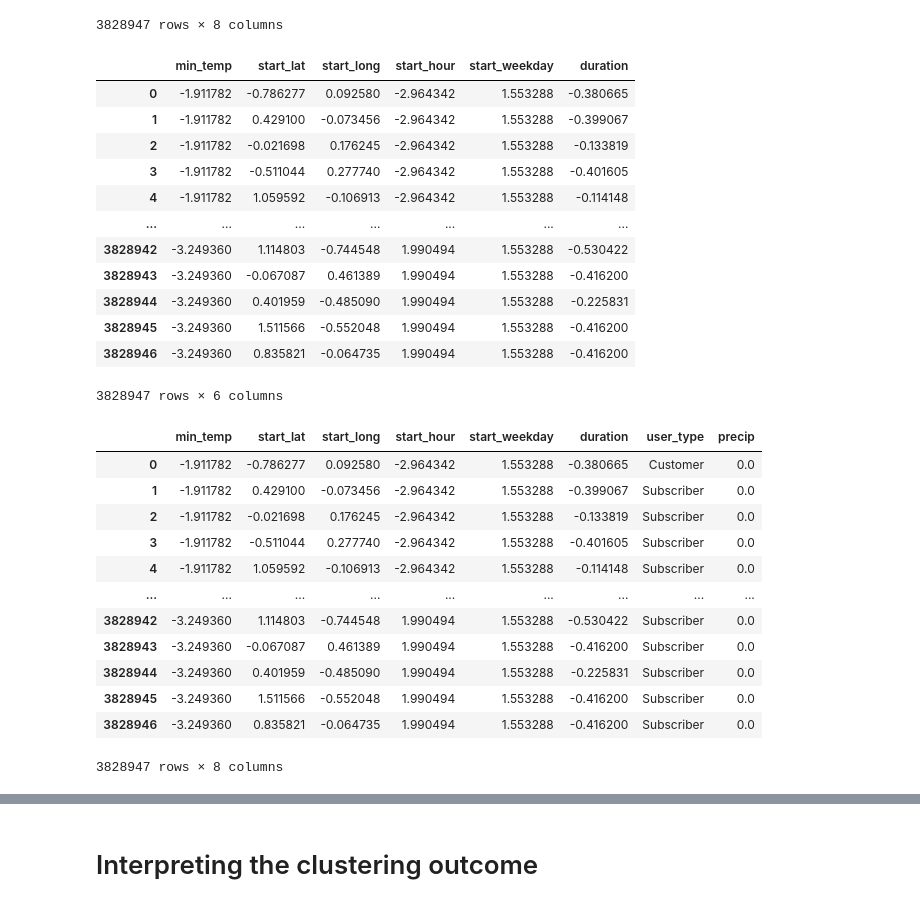
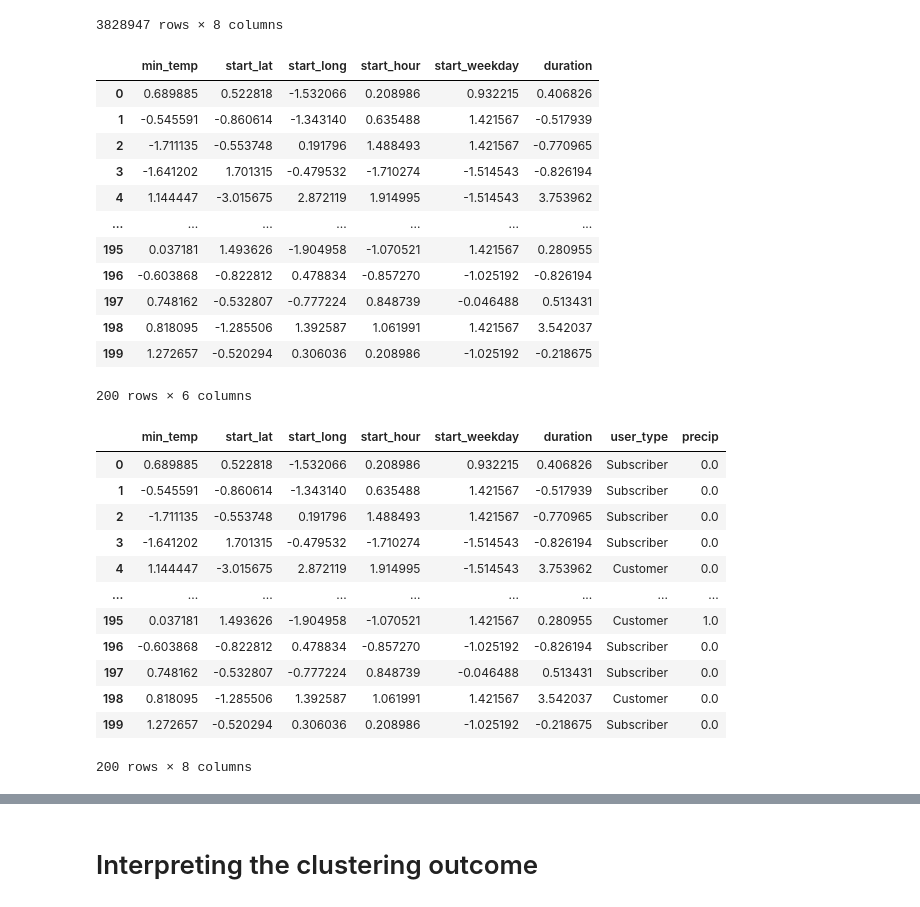
Before and after one commit to agruenb/AA-2022-TEAM-11, a Jupyter notebook: clustering.ipynb, the cells around one changed output, grey strips where cells are left out. Saved outputs shown, nothing was run; the diff lists cells and outputs as text; code cells hidden in the pictures.

```diff
--- a/clustering.ipynb
+++ b/clustering.ipynb
@@ -65,27 +65,27 @@ bikesharing_relevant
 # %%
 ### Defining continuous, ordinal & categorical columns
 continuous_cols = ["min_temp", "start_lat", "start_long"]
 ordinal_cols = ["start_hour", "start_weekday", "duration"]
 categorical_cols = ["user_type", "precip"]
 
-bikesharing_relevant.sample(200, random_state=200)
+bikesharing_relevant = bikesharing_relevant.sample(200, random_state=200).reset_index(drop=True)
 ### Scaling all columns that are not categorical
 bikesharing_transformed = pd.DataFrame(StandardScaler().fit_transform(bikesharing_relevant[continuous_cols + ordinal_cols]), columns=bikesharing_relevant[continuous_cols + ordinal_cols].columns)
 bikesharing_transformed
 # %% [output]
 |  | min_temp | start_lat | start_long | start_hour | start_weekday | duration |
-| 0 | -1.911782 | -0.786277 | 0.092580 | -2.964342 | 1.553288 | -0.380665 |
-| 1 | -1.911782 | 0.429100 | -0.073456 | -2.964342 | 1.553288 | -0.399067 |
-| 2 | -1.911782 | -0.021698 | 0.176245 | -2.964342 | 1.553288 | -0.133819 |
-| 3 | -1.911782 | -0.511044 | 0.277740 | -2.964342 | 1.553288 | -0.401605 |
-| 4 | -1.911782 | 1.059592 | -0.106913 | -2.964342 | 1.553288 | -0.114148 |
+| 0 | 0.689885 | 0.522818 | -1.532066 | 0.208986 | 0.932215 | 0.406826 |
+| 1 | -0.545591 | -0.860614 | -1.343140 | 0.635488 | 1.421567 | -0.517939 |
+| 2 | -1.711135 | -0.553748 | 0.191796 | 1.488493 | 1.421567 | -0.770965 |
+| 3 | -1.641202 | 1.701315 | -0.479532 | -1.710274 | -1.514543 | -0.826194 |
+| 4 | 1.144447 | -3.015675 | 2.872119 | 1.914995 | -1.514543 | 3.753962 |
 | ... | ... | ... | ... | ... | ... | ... |
-| 3828942 | -3.249360 | 1.114803 | -0.744548 | 1.990494 | 1.553288 | -0.530422 |
-| 3828943 | -3.249360 | -0.067087 | 0.461389 | 1.990494 | 1.553288 | -0.416200 |
-| 3828944 | -3.249360 | 0.401959 | -0.485090 | 1.990494 | 1.553288 | -0.225831 |
-| 3828945 | -3.249360 | 1.511566 | -0.552048 | 1.990494 | 1.553288 | -0.416200 |
-| 3828946 | -3.249360 | 0.835821 | -0.064735 | 1.990494 | 1.553288 | -0.416200 |
+| 195 | 0.037181 | 1.493626 | -1.904958 | -1.070521 | 1.421567 | 0.280955 |
+| 196 | -0.603868 | -0.822812 | 0.478834 | -0.857270 | -1.025192 | -0.826194 |
+| 197 | 0.748162 | -0.532807 | -0.777224 | 0.848739 | -0.046488 | 0.513431 |
+| 198 | 0.818095 | -1.285506 | 1.392587 | 1.061991 | 1.421567 | 3.542037 |
+| 199 | 1.272657 | -0.520294 | 0.306036 | 0.208986 | -1.025192 | -0.218675 |
-3828947 rows × 6 columns
+200 rows × 6 columns
 # %%
 #bikesharing_transformed["user_type"] = LabelEncoder().fit_transform(bikesharing_relevant["user_type"])
 ### Re-adding categorical columns to data frame
@@ -94,18 +94,18 @@ bikesharing_transformed["precip"] = bikesharing_relevant["precip"]
 bikesharing_transformed
 # %% [output]
 |  | min_temp | start_lat | start_long | start_hour | start_weekday | duration | user_type | precip |
-| 0 | -1.911782 | -0.786277 | 0.092580 | -2.964342 | 1.553288 | -0.380665 | Customer | 0.0 |
-| 1 | -1.911782 | 0.429100 | -0.073456 | -2.964342 | 1.553288 | -0.399067 | Subscriber | 0.0 |
-| 2 | -1.911782 | -0.021698 | 0.176245 | -2.964342 | 1.553288 | -0.133819 | Subscriber | 0.0 |
-| 3 | -1.911782 | -0.511044 | 0.277740 | -2.964342 | 1.553288 | -0.401605 | Subscriber | 0.0 |
-| 4 | -1.911782 | 1.059592 | -0.106913 | -2.964342 | 1.553288 | -0.114148 | Subscriber | 0.0 |
+| 0 | 0.689885 | 0.522818 | -1.532066 | 0.208986 | 0.932215 | 0.406826 | Subscriber | 0.0 |
+| 1 | -0.545591 | -0.860614 | -1.343140 | 0.635488 | 1.421567 | -0.517939 | Subscriber | 0.0 |
+| 2 | -1.711135 | -0.553748 | 0.191796 | 1.488493 | 1.421567 | -0.770965 | Subscriber | 0.0 |
+| 3 | -1.641202 | 1.701315 | -0.479532 | -1.710274 | -1.514543 | -0.826194 | Subscriber | 0.0 |
+| 4 | 1.144447 | -3.015675 | 2.872119 | 1.914995 | -1.514543 | 3.753962 | Customer | 0.0 |
 | ... | ... | ... | ... | ... | ... | ... | ... | ... |
-| 3828942 | -3.249360 | 1.114803 | -0.744548 | 1.990494 | 1.553288 | -0.530422 | Subscriber | 0.0 |
-| 3828943 | -3.249360 | -0.067087 | 0.461389 | 1.990494 | 1.553288 | -0.416200 | Subscriber | 0.0 |
-| 3828944 | -3.249360 | 0.401959 | -0.485090 | 1.990494 | 1.553288 | -0.225831 | Subscriber | 0.0 |
-| 3828945 | -3.249360 | 1.511566 | -0.552048 | 1.990494 | 1.553288 | -0.416200 | Subscriber | 0.0 |
-| 3828946 | -3.249360 | 0.835821 | -0.064735 | 1.990494 | 1.553288 | -0.416200 | Subscriber | 0.0 |
+| 195 | 0.037181 | 1.493626 | -1.904958 | -1.070521 | 1.421567 | 0.280955 | Customer | 1.0 |
+| 196 | -0.603868 | -0.822812 | 0.478834 | -0.857270 | -1.025192 | -0.826194 | Subscriber | 0.0 |
+| 197 | 0.748162 | -0.532807 | -0.777224 | 0.848739 | -0.046488 | 0.513431 | Subscriber | 0.0 |
+| 198 | 0.818095 | -1.285506 | 1.392587 | 1.061991 | 1.421567 | 3.542037 | Customer | 0.0 |
+| 199 | 1.272657 | -0.520294 | 0.306036 | 0.208986 | -1.025192 | -0.218675 | Subscriber | 0.0 |
-3828947 rows × 8 columns
+200 rows × 8 columns
 # %%
 ### Plotting with sample data set of 200 entries
 sns.pairplot(data=bikesharing_transformed.sample(200, random_state=200)[continuous_cols + ordinal_cols + ["user_type"]], hue='user_type')
```
Also changed, not shown: parts of 14 cells of this notebook, 1 other file.
